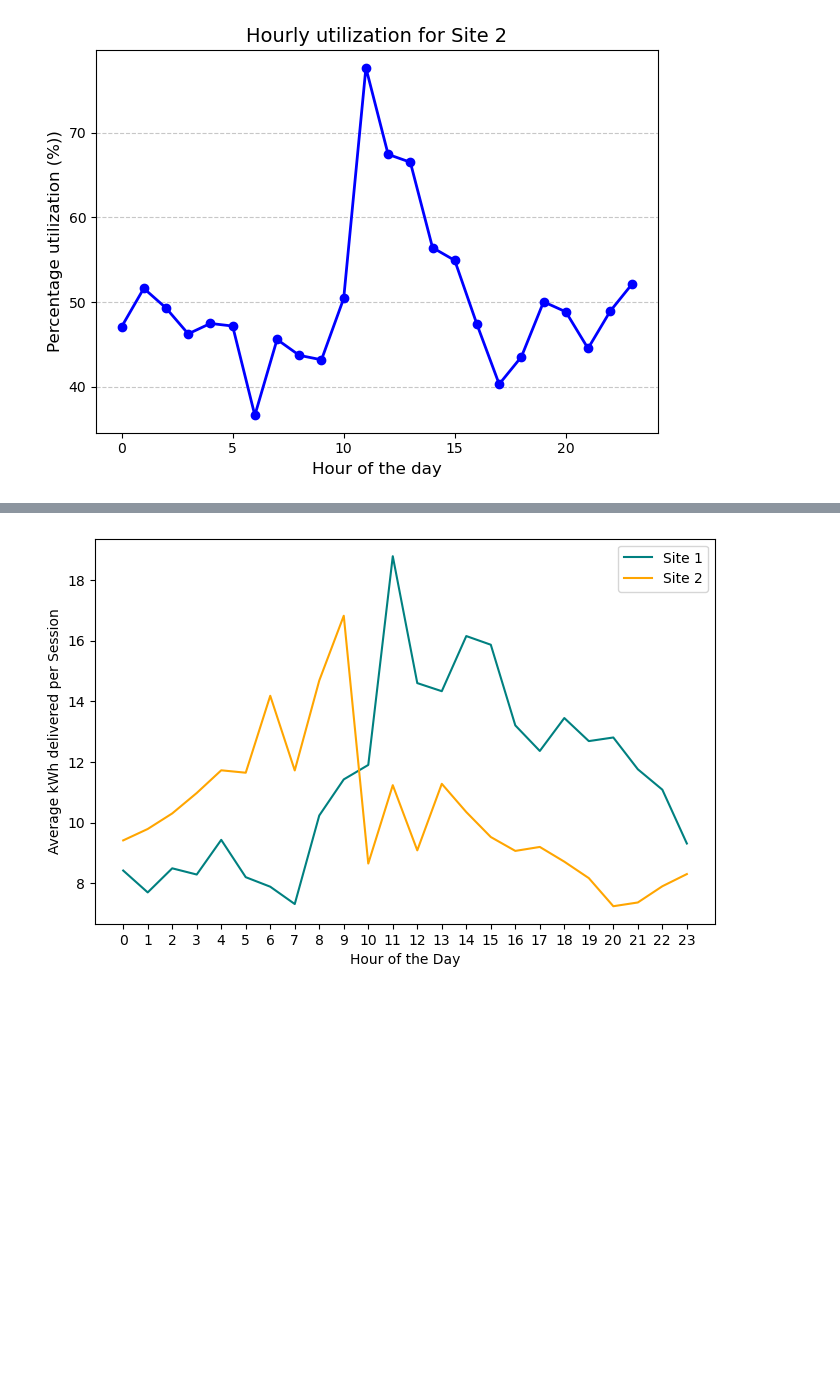
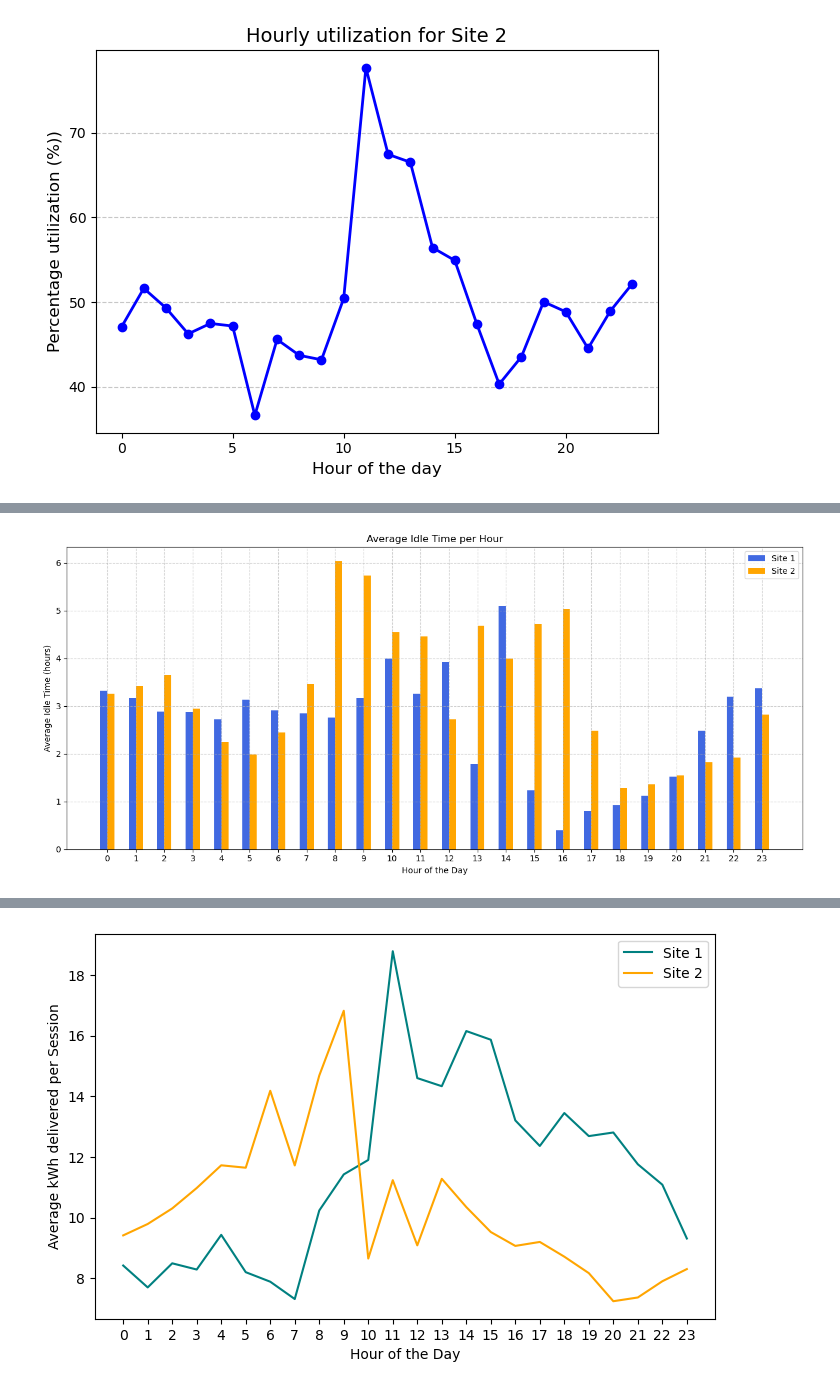
Before and after one commit to angfe/TheOptimizers, a Jupyter notebook: 02_Descriptive_Analytics.ipynb, the cells around one changed output, grey strips where cells are left out. Drawn from its saved outputs; the diff is of its cells as text; code cells hidden in the pictures; blank space fills up the shorter version.

```diff
--- a/02_Descriptive_Analytics.ipynb
+++ b/02_Descriptive_Analytics.ipynb
@@ -308,0 +328,27 @@ for site in site_ids:
+# %%
+# split data into 2 sites
+site1_sessions = charging_sessions_data[charging_sessions_data["siteID"] == 1]
+site2_sessions = charging_sessions_data[charging_sessions_data["siteID"] == 2]
+
+# calculate idle time in hours for each site
+disconnect_time1 = site1_sessions["disconnectTime"]
+done_charging_time1 = site1_sessions["doneChargingTime"]
+disconnect_time2 = site2_sessions["disconnectTime"]
+done_charging_time2 = site2_sessions["doneChargingTime"]
+
+# convert idle time from days into hours
+idle_time1 = (disconnect_time1 - done_charging_time1).dt.total_seconds() / 60
+idle_time1 = idle_time1 / 60
+hours1 = disconnect_time1.dt.hour
+idle_time2 = (disconnect_time2 - done_charging_time2).dt.total_seconds() / 60
+idle_time2 = idle_time2 / 60
+hours2 = disconnect_time2.dt.hour
+
+# aggregate: Calculate average idle time per hour
+unique_hours = np.arange(24)  # 24 hours in a day
+average_idle_time1 = np.array([
+    idle_time1[hours1 == hour].mean() for hour in unique_hours
+])
+average_idle_time2 = np.array([
+    idle_time2[hours2 == hour].mean() for hour in unique_hours
+])
@@ -308,0 +385,20 @@ for site in site_ids:
+# %%
+# visualize idle time per hour for both sites in barchart
+bar_width = 0.25
+
+plt.figure(figsize=(13, 6))
+plt.bar(unique_hours - bar_width / 2, average_idle_time1, width=bar_width, color = "royalblue", label='Site 1')
+plt.bar(unique_hours + bar_width / 2, average_idle_time2, width=bar_width, color = "orange", label='Site 2')
+plt.grid(visible=True, linestyle='--', alpha=0.6)
+
+plt.title("Average Idle Time per Hour")
+plt.xlabel("Hour of the Day")
+plt.ylabel("Average Idle Time (hours)")
+plt.xticks(range(24))
+plt.legend()
+
+# adjust layout
+plt.tight_layout()
+plt.show()
+# %% [output]
+[figure, added]
```
Also changed, not shown: parts of 13 cells of this notebook, 1 other file.
